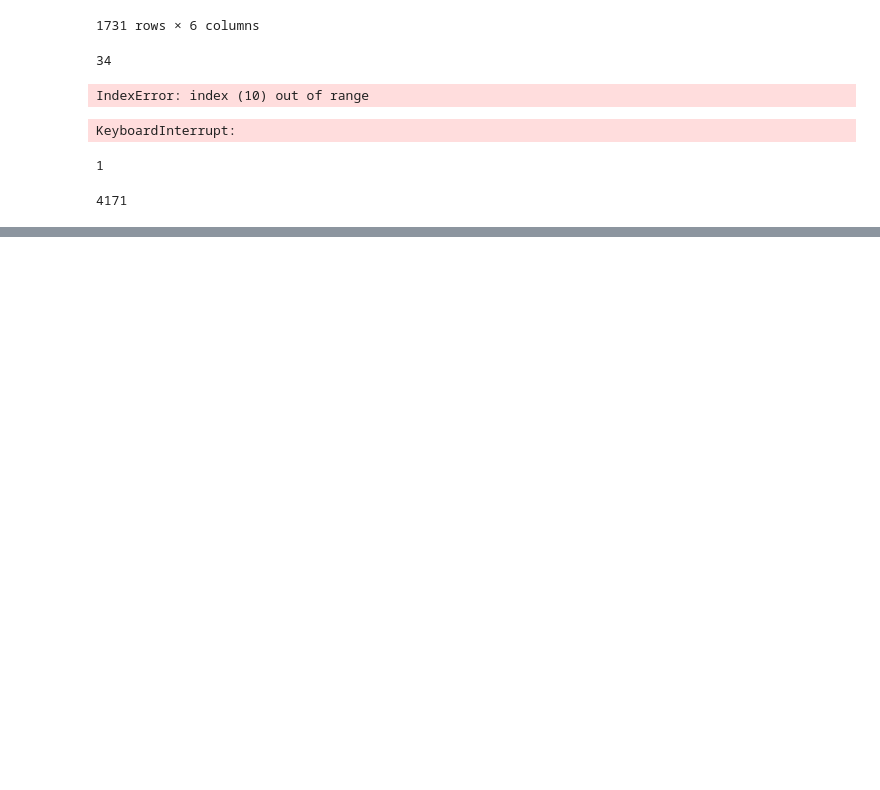
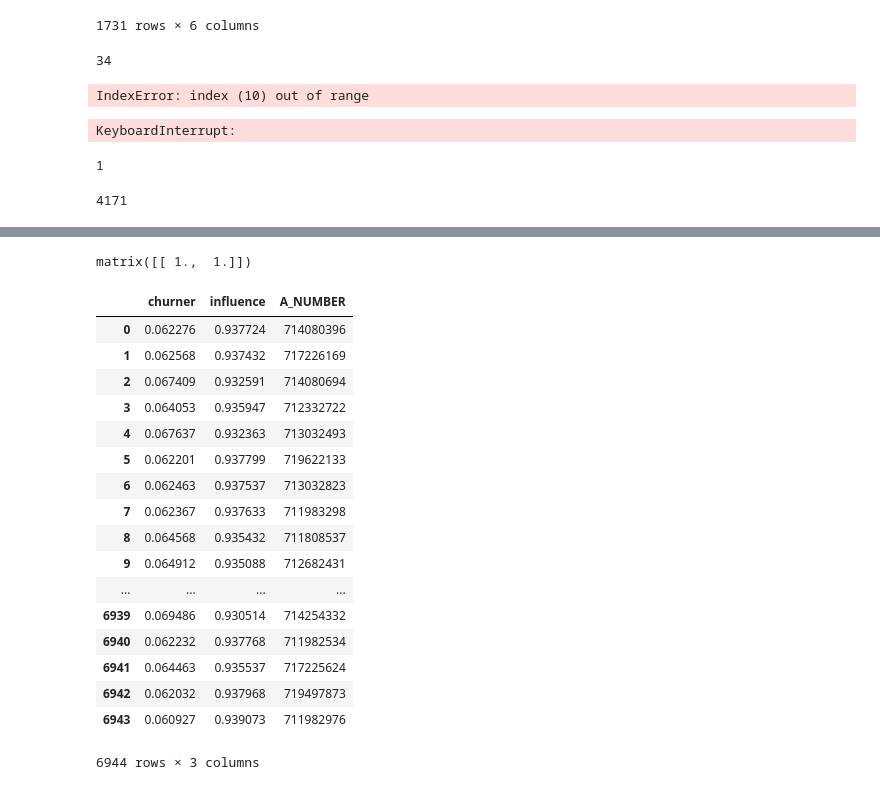
Before and after one commit to tramanh06/CDR-analysis, a Jupyter notebook: iPython Notebook/CDR Label Propagation 2.ipynb, the cells around one changed output, grey strips where cells are left out. Cells and saved outputs as stored; diff of their text form; code cells hidden in the pictures; blank space fills up the shorter version.

```diff
--- a/iPython Notebook/CDR Label Propagation 2.ipynb
+++ b/iPython Notebook/CDR Label Propagation 2.ipynb
@@ -157,7 +157,7 @@ def remove_BNUMBER_nodes(G):
 
 def add_influence_label(G):
     degree_list = G.degree().values()
-    sorted_degree = sorted(degree_dict, reverse=True)[:50]
+    sorted_degree = sorted(degree_list, reverse=True)[:50]
     threshold = sorted_degree[-1]
 
     # Add label
@@ -166,6 +166,8 @@ def add_influence_label(G):
             G.add_node(n, influence=0)
         else:
             G.add_node(n, influence=1)
+
+
 
 #### Main Function #####
 # param data is the monthly data
@@ -193,6 +195,11 @@ def set_graph_features(data0, data1):
     # Add influence attribute to nodes
     add_influence_label(G)
 
-    # Normalize weights
+    # Label Propagation
+    Y = label_propagate(G)
 
-    return G
+    # Combine Y with A_NUMBER -> return df
+    df = pd.DataFrame(Y, columns=['churn_prob', 'influence_prob'])
+    df['A_NUMBER'] = pd.Series(G.nodes())
+
+    return df
@@ -199,11 +240,15 @@ def set_graph_features(data0, data1):
 # %%
 # Main program
-churn_period = monthly_data[1][monthly_data[1]['EVENT_DATE'].dt.day <16]
-feature_data = feature_engineer(monthly_data[0])
+churn_period = monthly_data[2][monthly_data[2]['EVENT_DATE'].dt.day <16]
+feature_data = feature_engineer(monthly_data[1])
 
 # Add graph features. Build graph from CDR and add churner&influence label
-G = set_graph_features(monthly_data[0], monthly_data[1])
+graph_data = set_graph_features(monthly_data[0], monthly_data[1])
 
 # Create training set
+feature_data = feature_data.join(graph_data)
 train_data = set_label(feature_data, churn_period)
+
+# Write to csv
+train_data.to_csv('Month2_LP.csv', index=False)
 # %% [output]
@@ -446,0 +533,13 @@ A = nx.adjacency_matrix(G, weight='DURATION_SEC')
+# %%
+T = A
+Y = build_Y(G)
+
+while(True):
+    Y1 = T*Y
+    Y1 = normalize(Y1, axis=1, norm='l1') # Row normalize Y
+    Y1 = fix_labels(G, Y1)
+    Y1 = np.matrix(Y1)
+    if np.allclose(Y1, Y, atol=1e-6):
+        break
+    else:
+        Y=Y1
@@ -446,0 +574,4 @@ A = nx.adjacency_matrix(G, weight='DURATION_SEC')
+# %%
+amax(Y,axis=0)
+# %% [output]
+matrix([[ 1.,  1.]])
@@ -446,0 +581,24 @@ A = nx.adjacency_matrix(G, weight='DURATION_SEC')
+# %%
+df = pd.DataFrame(Y, columns=['churner', 'influence'])
+df['A_NUMBER']=pd.Series(G.nodes())
+# %%
+df
+# %% [output]
+|  | churner | influence | A_NUMBER |
+| 0 | 0.062276 | 0.937724 | 714080396 |
+| 1 | 0.062568 | 0.937432 | 717226169 |
+| 2 | 0.067409 | 0.932591 | 714080694 |
+| 3 | 0.064053 | 0.935947 | 712332722 |
+| 4 | 0.067637 | 0.932363 | 713032493 |
+| 5 | 0.062201 | 0.937799 | 719622133 |
+| 6 | 0.062463 | 0.937537 | 713032823 |
+| 7 | 0.062367 | 0.937633 | 711983298 |
+| 8 | 0.064568 | 0.935432 | 711808537 |
+| 9 | 0.064912 | 0.935088 | 712682431 |
+| ... | ... | ... | ... |
+| 6939 | 0.069486 | 0.930514 | 714254332 |
+| 6940 | 0.062232 | 0.937768 | 711982534 |
+| 6941 | 0.064463 | 0.935537 | 717225624 |
+| 6942 | 0.062032 | 0.937968 | 719497873 |
+| 6943 | 0.060927 | 0.939073 | 711982976 |
+6944 rows × 3 columns
```
Also changed, not shown: parts of 19 cells of this notebook.
